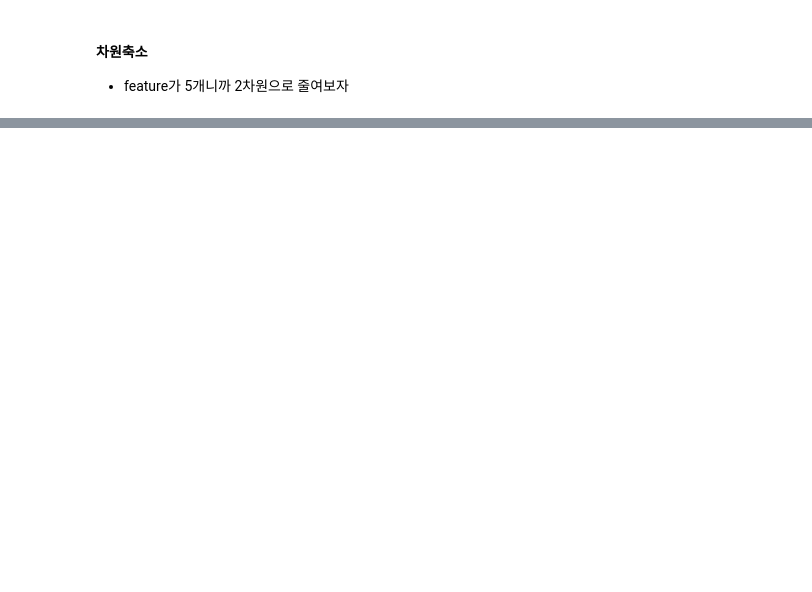
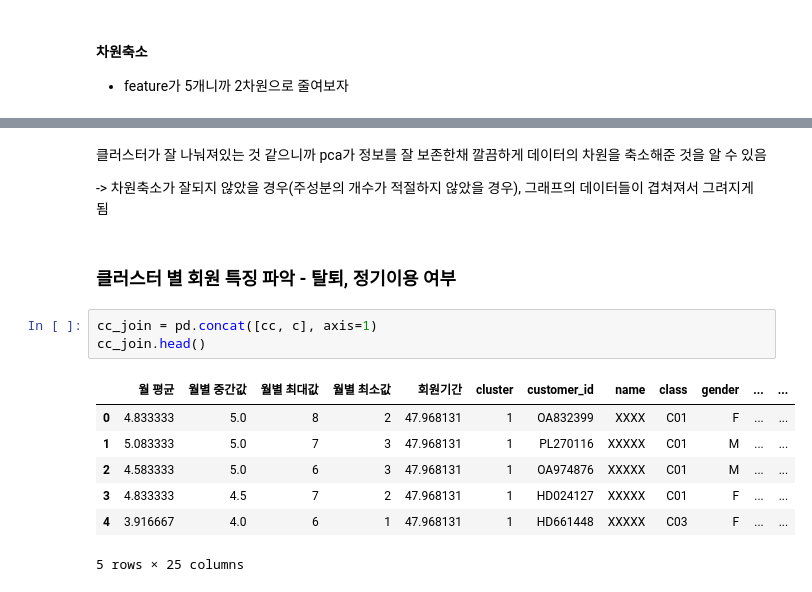
Before and after one commit to shinwoejin/Python, a Jupyter notebook: 10월 파이썬수업/빅데이터, 머신러닝/221027_2.ipynb, the cells around one changed output, grey strips where cells are left out. Saved outputs shown, nothing was run; the diff lists cells and outputs as text; blank space fills up the shorter version.

```diff
--- a/10월 파이썬수업/빅데이터, 머신러닝/221027_2.ipynb
+++ b/10월 파이썬수업/빅데이터, 머신러닝/221027_2.ipynb
@@ -380,0 +407,19 @@ cc.groupby('cluster').mean()
+# %% [markdown]
+클러스터가 잘 나눠져있는 것 같으니까 pca가 정보를 잘 보존한채 깔끔하게 데이터의 차원을
+축소해준 것을 알 수 있음
+
+-> 차원축소가 잘되지 않았을 경우(주성분의 개수가 적절하지 않았을 경우), 그래프의
+데이터들이 겹쳐져서 그려지게 됨
+# %% [markdown]
+### 클러스터 별 회원 특징 파악 - 탈퇴, 정기이용 여부
+# %%
+cc_join = pd.concat([cc, c], axis=1)
+cc_join.head()
+# %% [output]
+|  | 월 평균 | 월별 중간값 | 월별 최대값 | 월별 최소값 | 회원기간 | cluster | customer_id | name | class | gender | ... | ... |
+| 0 | 4.833333 | 5.0 | 8 | 2 | 47.968131 | 1 | OA832399 | XXXX | C01 | F | ... | ... |
+| 1 | 5.083333 | 5.0 | 7 | 3 | 47.968131 | 1 | PL270116 | XXXXX | C01 | M | ... | ... |
+| 2 | 4.583333 | 5.0 | 6 | 3 | 47.968131 | 1 | OA974876 | XXXXX | C01 | M | ... | ... |
+| 3 | 4.833333 | 4.5 | 7 | 2 | 47.968131 | 1 | HD024127 | XXXXX | C01 | F | ... | ... |
+| 4 | 3.916667 | 4.0 | 6 | 1 | 47.968131 | 1 | HD661448 | XXXXX | C03 | F | ... | ... |
+5 rows × 25 columns
```
Also changed, not shown: parts of 20 cells of this notebook, 12 other files.
